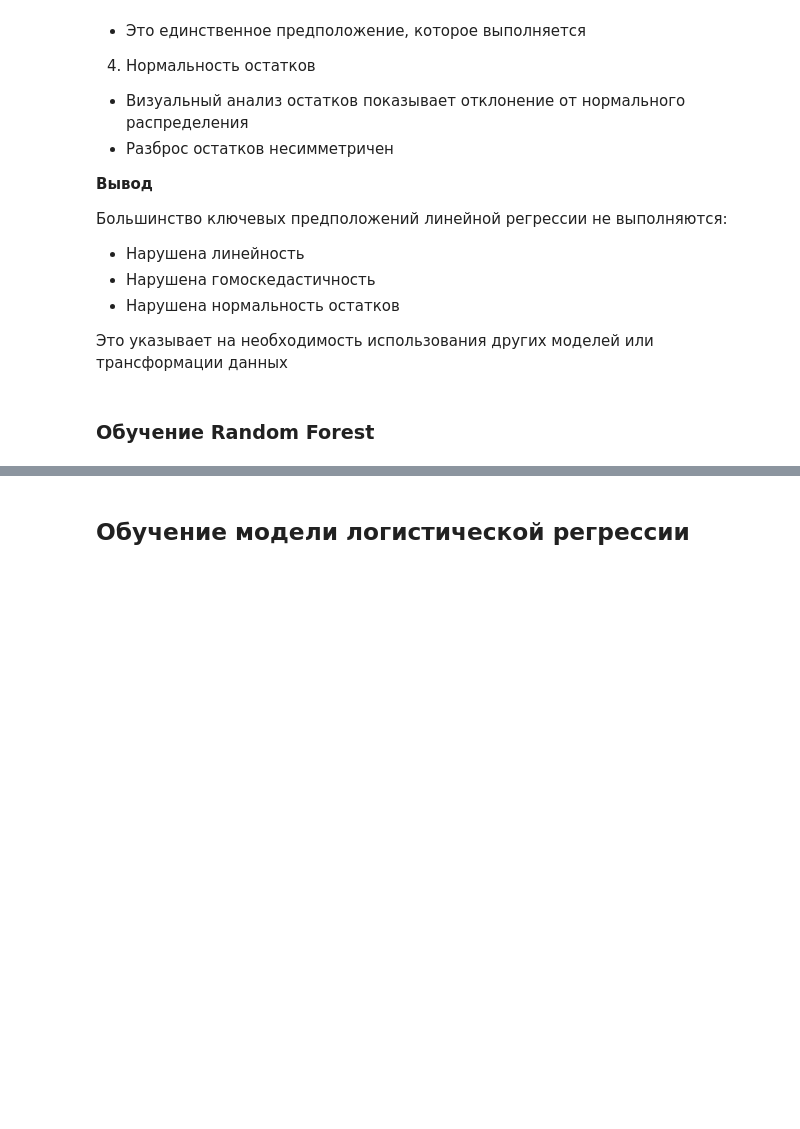
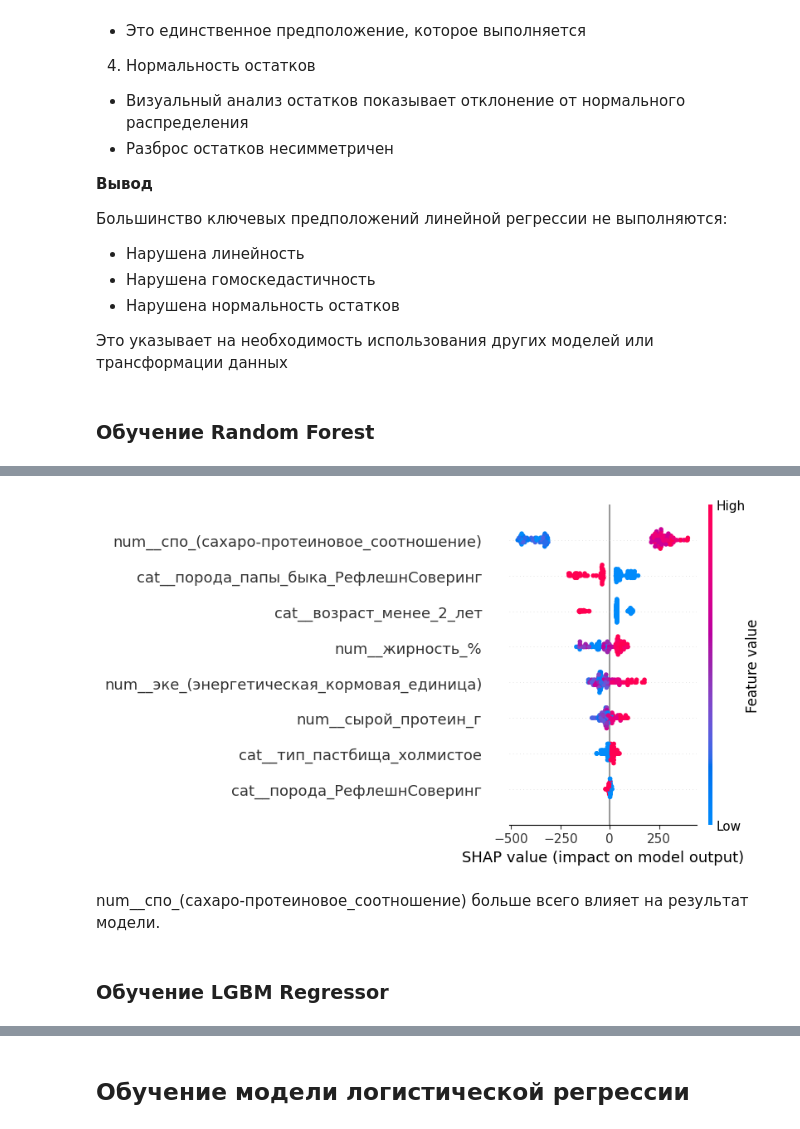
Before and after one commit to Shattsur/cow_price_prediction, a Jupyter notebook: cow_price_prediction.ipynb, the cells around one changed output, grey strips where cells are left out. Saved outputs shown, nothing was run; the diff lists cells and outputs as text; code cells hidden in the pictures; blank space fills up the shorter version.

```diff
--- a/cow_price_prediction.ipynb
+++ b/cow_price_prediction.ipynb
@@ -1350,0 +1413,12 @@ RMSE: 171.58
+# %%
+shap.initjs()
+X_test_processed = best_rf.named_steps['preprocessor'].transform(X_test)
+# Инициализация explainer
+explainer = shap.TreeExplainer(best_model_rf)
+shap_values = explainer(X_test_processed)
+
+# Получаем имена признаков после препроцессинга
+feature_names = best_rf.named_steps['preprocessor'].get_feature_names_out()
+
+shap.summary_plot(shap_values, X_test_processed, feature_names=feature_names)
+# %% [output]
@@ -1350,0 +1426,5 @@ RMSE: 171.58
+[figure, added]
+# %% [markdown]
+num__спо_(сахаро-протеиновое_соотношение) больше всего влияет на результат модели.
+# %% [markdown]
+### Обучение LGBM Regressor
```
Also changed, not shown: parts of 9 cells of this notebook.
